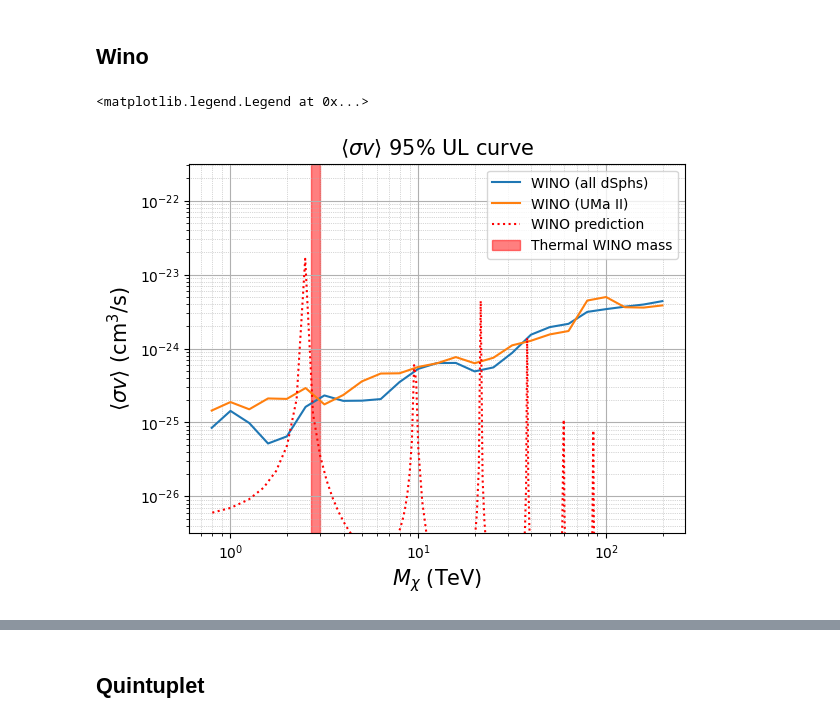
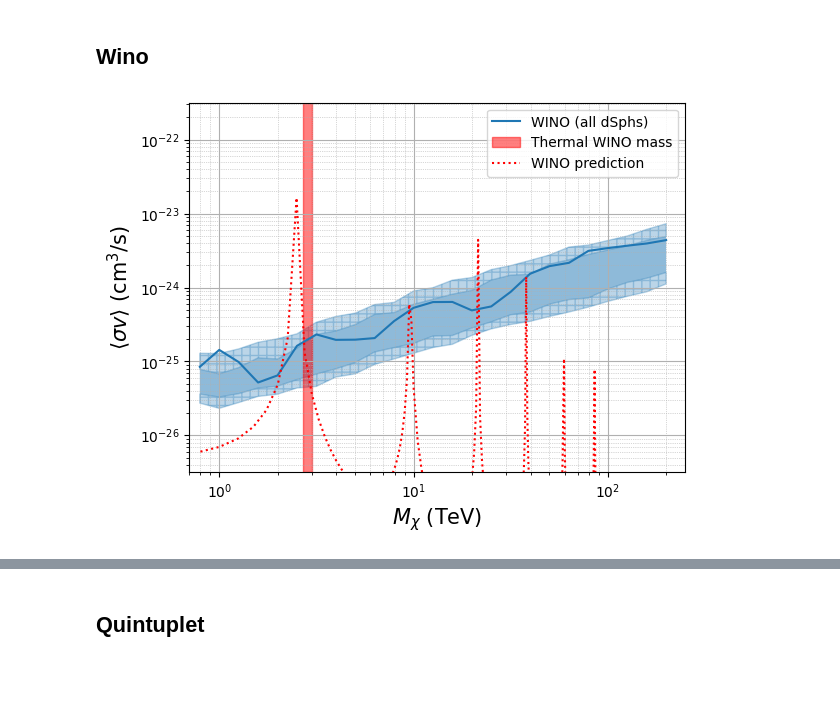
Before and after one commit to takdg123/dm_analysis, a Jupyter notebook: Wino/Plotting.ipynb, the cells around one changed output, grey strips where cells are left out. Cells and saved outputs as stored; diff of their text form; code cells hidden in the pictures; blank space fills up the shorter version.

```diff
--- a/Wino/Plotting.ipynb
+++ b/Wino/Plotting.ipynb
@@ -8,11 +14,13 @@ Welcome to JupyROOT 6.26/08
 # %% [markdown]
 ## Wino
-# %%
-plotULcurve("wino_final_all",  label="WINO (all dSphs)", units="TeV")
-plotULcurve("wino_UMa_II", label="WINO (UMa II)", units="TeV")
-
-plotPredictedLine(units="TeV", color="r", ls=":")
-plt.legend()
-# %% [output]
-<matplotlib.legend.Legend at 0x...>
-[figure, removed]
+# %%
+plotULcurve("wino_final_all",  label="WINO (all dSphs)", units="TeV")
+plotExpULcurve("EventDisplay_stacked_wino_1D_gaus_exp", label="", units="TeV")
+
+plotPredictedLine(units="TeV", color="r", ls=":")
+plt.legend()
+plt.title("")
+plt.xlim(0.7, 250)
+plt.savefig("wino_exp.pdf")
+# %% [output]
+[figure, added]
```
Also changed, not shown: parts of 12 cells of this notebook, 14 other files.
